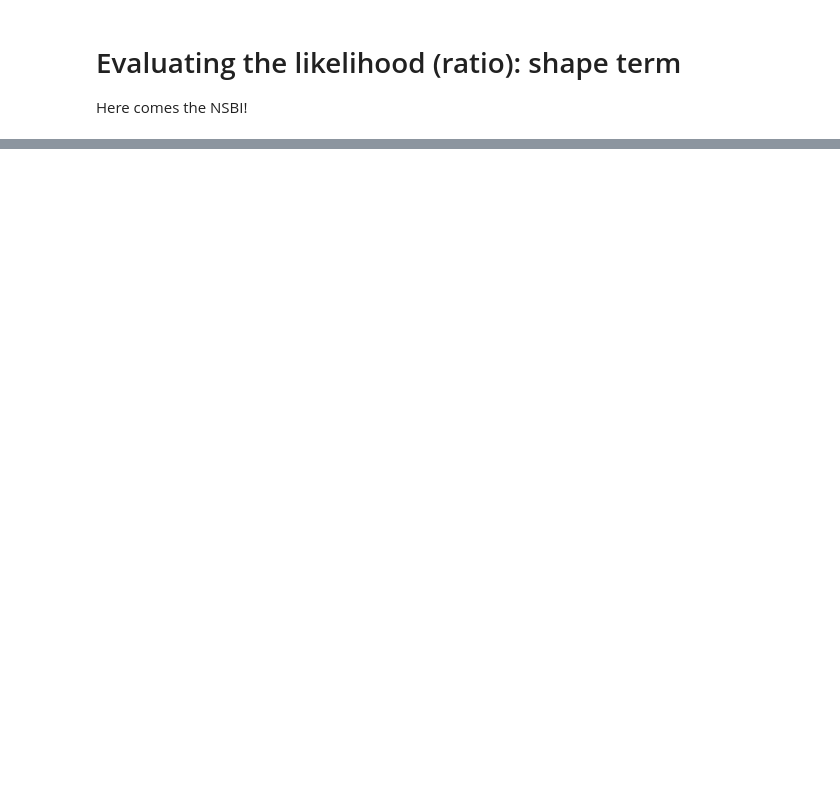
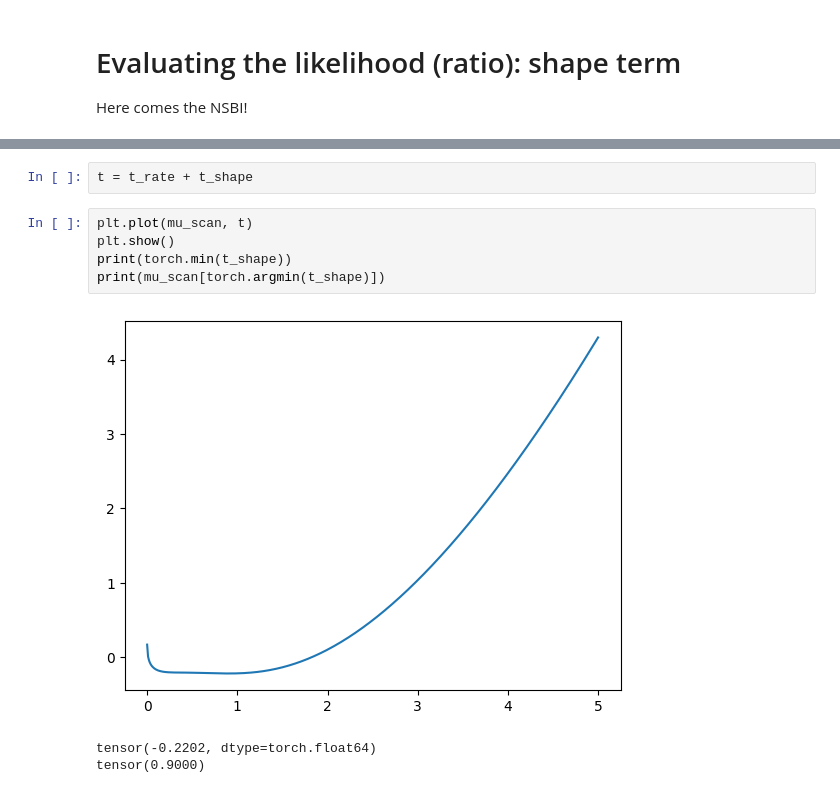
Before and after one commit to taehyounpark/ml4fp-sbi-tutorial, a Jupyter notebook: tutorials/5_mu_measurement.ipynb, the cells around one changed output, grey strips where cells are left out. Drawn from its saved outputs; the diff is of its cells as text; blank space fills up the shorter version.

```diff
--- a/tutorials/5_mu_measurement.ipynb
+++ b/tutorials/5_mu_measurement.ipynb
@@ -62,0 +122,11 @@ features = ['l1_pt', 'l1_eta', 'l1_phi', 'l1_energy', 'l2_pt', 'l2_eta', 'l2_phi
+# %%
+t = t_rate + t_shape
+# %%
+plt.plot(mu_scan, t)
+plt.show()
+print(torch.min(t_shape))
+print(mu_scan[torch.argmin(t_shape)])
+# %% [output]
+[figure, added]
+tensor(-0.2202, dtype=torch.float64)
+tensor(0.9000)
```
Also changed, not shown: parts of 17 cells of this notebook, 16 other files.
